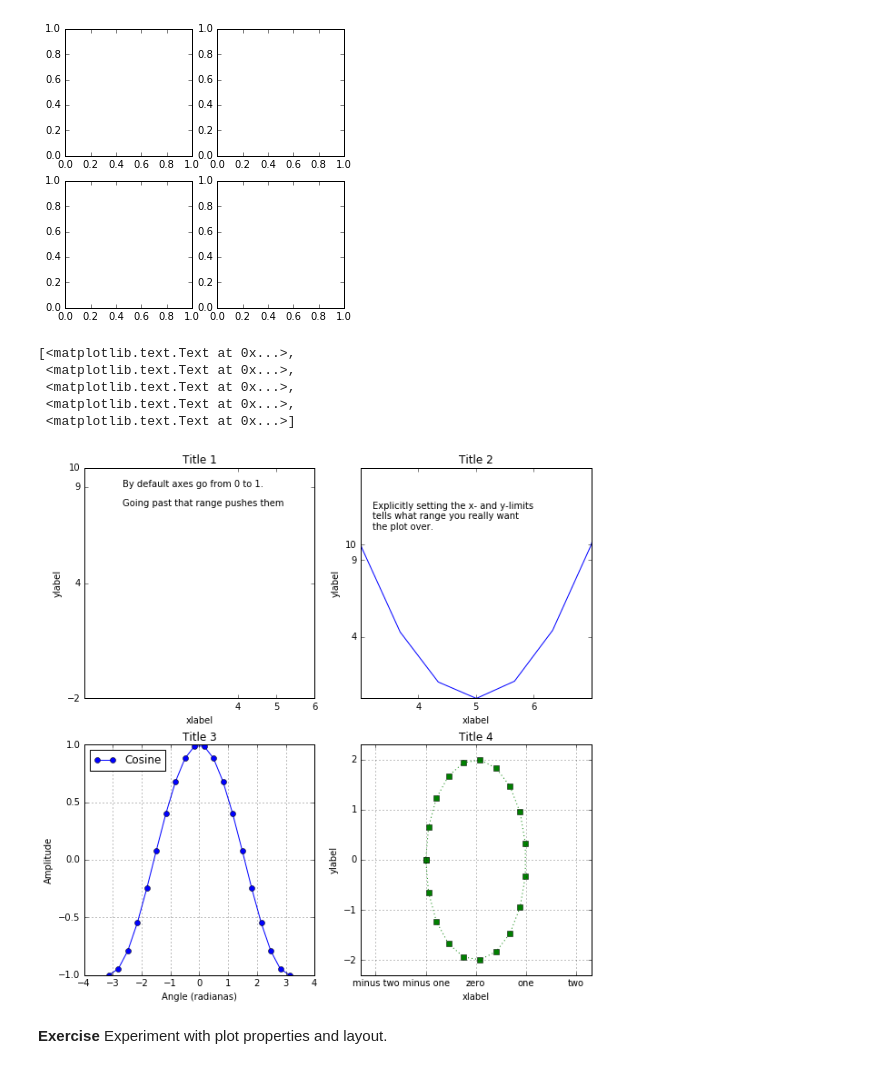
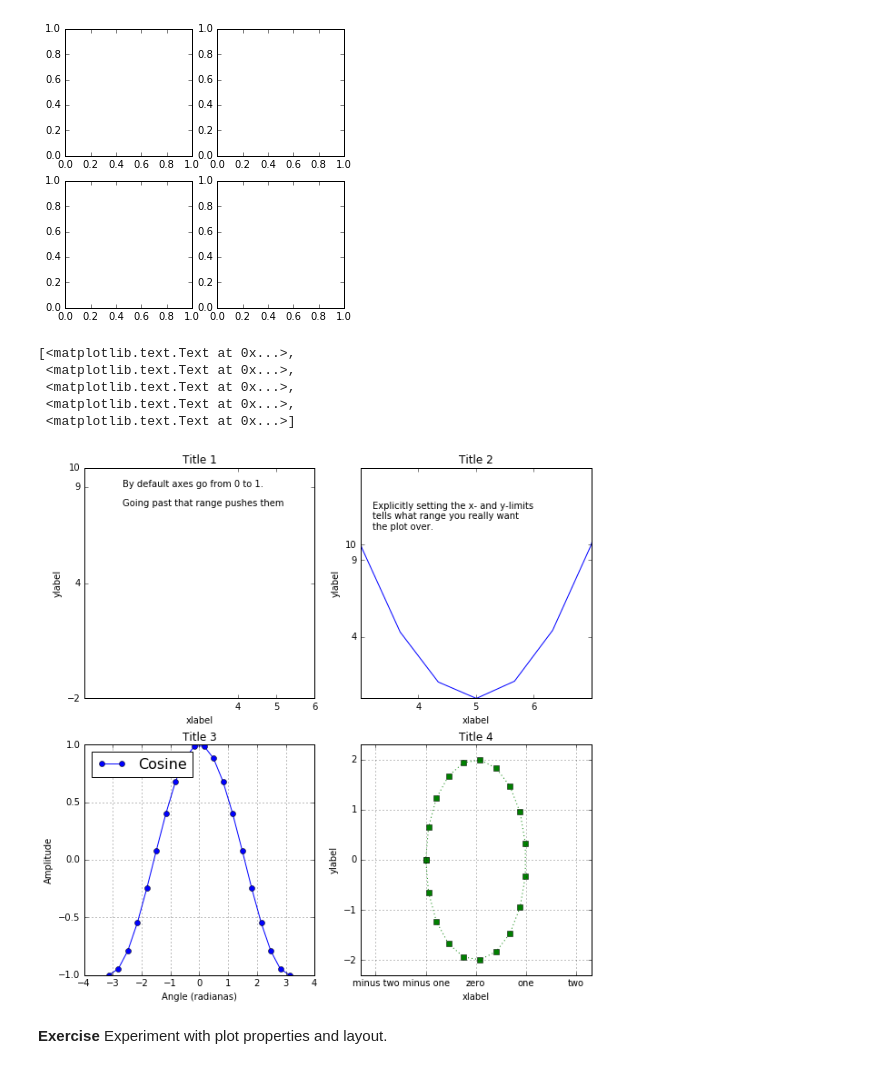
Before and after one commit to abalter/data-viz-jamboree, a Jupyter notebook: python-plotting-intro.ipynb, the cells around one changed output. Drawn from its saved outputs; the diff is of its cells as text; code cells hidden in the pictures.

```diff
--- a/python-plotting-intro.ipynb
+++ b/python-plotting-intro.ipynb
@@ -308,35 +308,35 @@ ax3 = plt.subplot(2,2,3)
 ax3.set_title("Title 3")
 ax3.set_xlabel("Angle (radianas)")
 ax3.set_ylabel("Amplitude")
 ax3.grid(True)
 ax3.plot(x,c,
     color="blue",
     marker="o",
     label="Cosine"
     )
-ax3.legend(loc='upper left', frameon=True)
+ax3.legend(loc='upper left', frameon=True, fontsize=16)
 
 ax4 = plt.subplot(2,2,4)
 ax4.set_title("Title 4")
 ax4.set_xlabel("xlabel")
 ax4.set_ylabel("ylabel")
 ax4.grid(True)
 ax4.plot(c,s,
     color="green",
     linestyle=":",
     marker="s"
     )
 ax4.set_xlim([-2.3,2.3])
 ax4.set_ylim([-2.3, 2.3])
 ax4.set_xticks([-2, -1, 0, 1, 2])
 ax4.set_xticklabels(['minus two', 'minus one', 'zero', 'one', 'two'])
 # %% [output]
 [<matplotlib.text.Text at 0x...>,
  <matplotlib.text.Text at 0x...>,
  <matplotlib.text.Text at 0x...>,
  <matplotlib.text.Text at 0x...>,
  <matplotlib.text.Text at 0x...>]
-[figure, old version]
+[figure, new version]
 # %% [markdown]
 **Exercise**
 Experiment with plot properties and layout.
```
Also changed, not shown: parts of 1 cell of this notebook, 3 other files.
